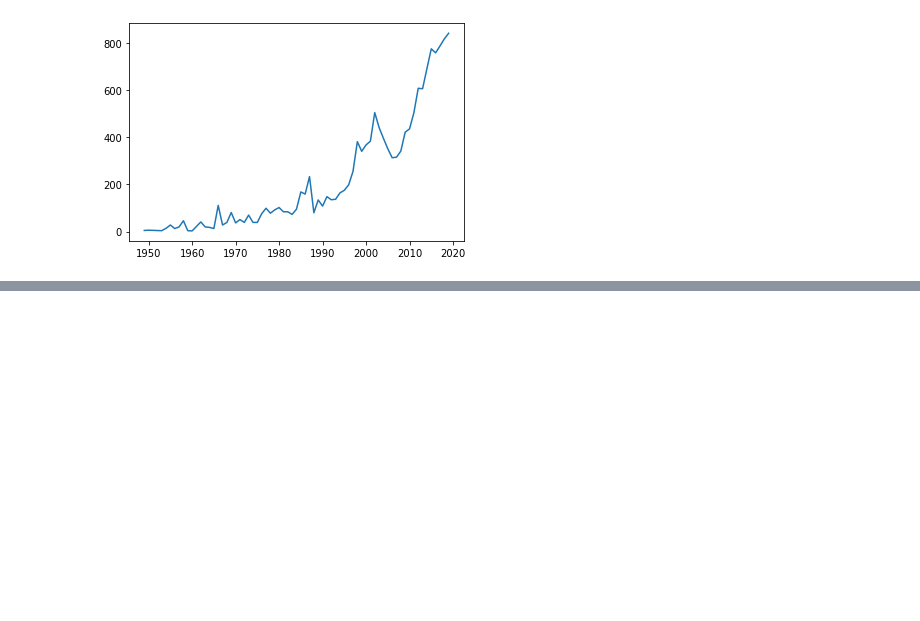
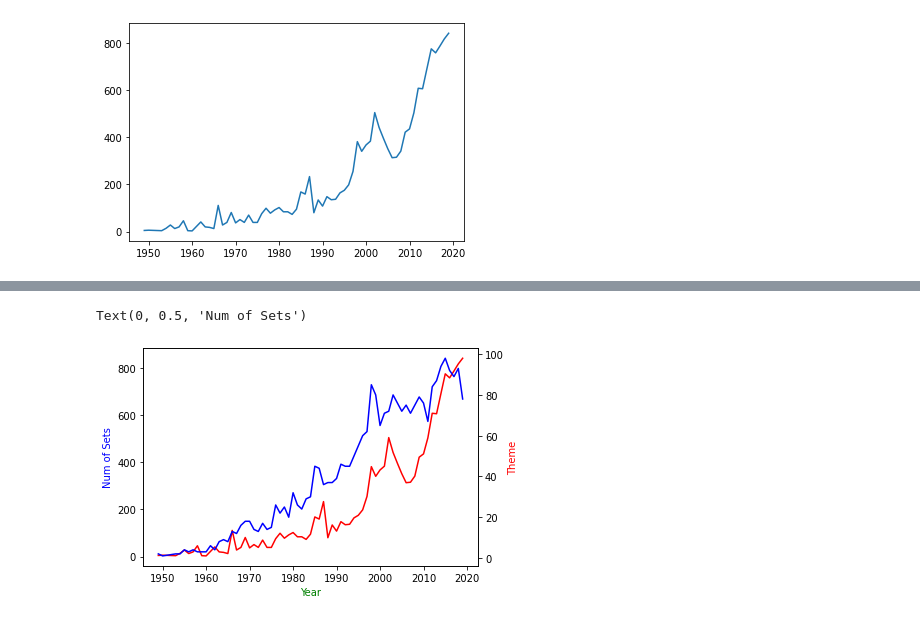
Before and after one commit to Umang32/Lego, a Jupyter notebook: Lego.ipynb, the cells around one changed output, grey strips where cells are left out. Saved outputs shown, nothing was run; the diff lists cells and outputs as text; code cells hidden in the pictures; blank space fills up the shorter version.

```diff
--- a/Lego.ipynb
+++ b/Lego.ipynb
@@ -197,0 +249,11 @@ plt.plot(sets_by_year)
+# %%
+ax1 = plt.gca()
+ax2 = ax1.twinx()
+ax1.plot(sets_by_year, 'r')
+ax2.plot(theme_by_year, 'b')
+ax1.set_xlabel("Year", color = 'g')
+ax2.set_ylabel("Theme", color = 'red')
+ax1.set_ylabel("Num of Sets", color = 'blue')
+# %% [output]
+Text(0, 0.5, 'Num of Sets')
+[figure, added]
```
Also changed, not shown: parts of 25 cells of this notebook.
